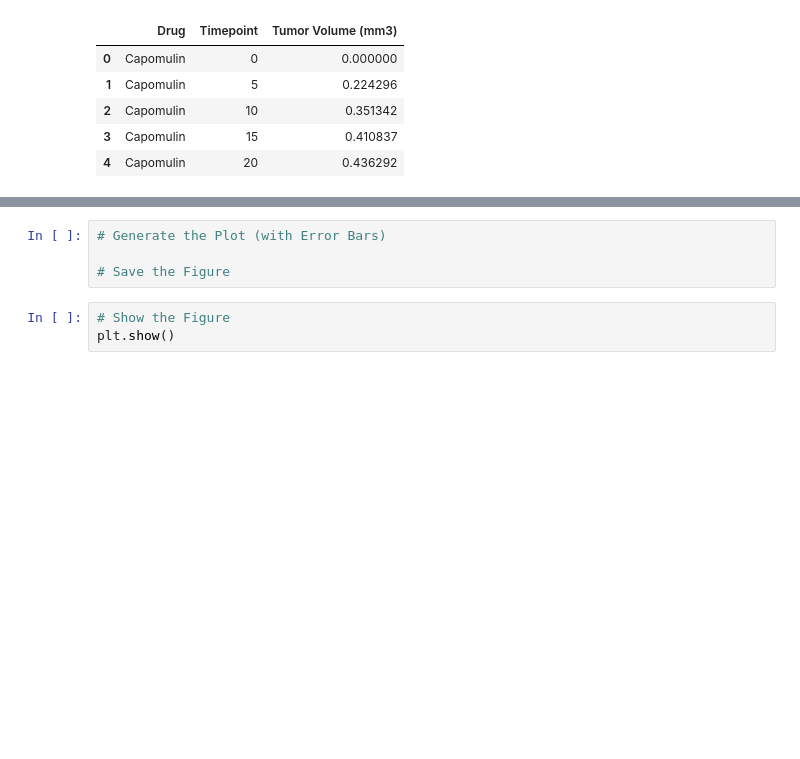
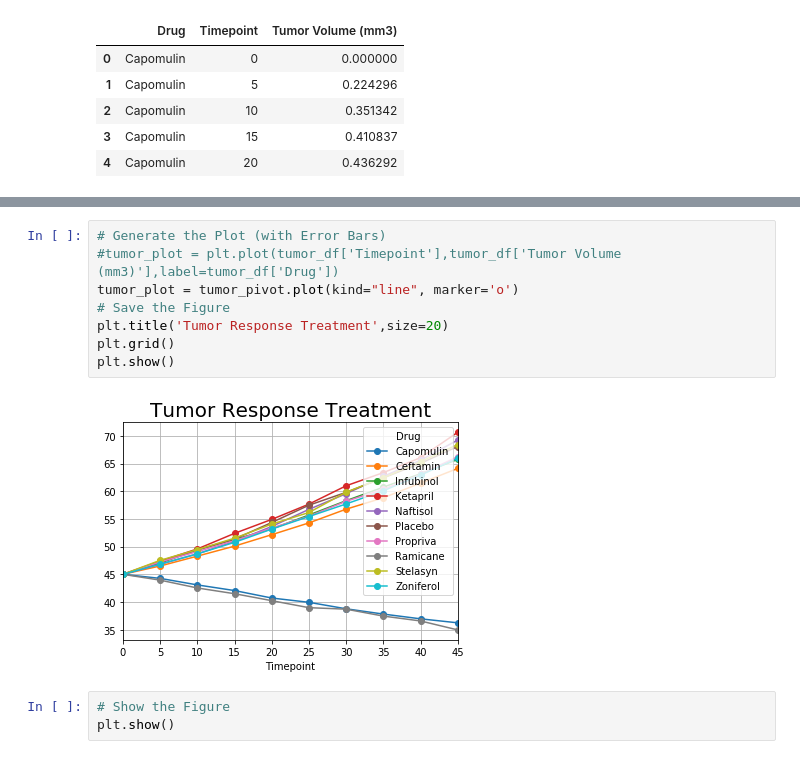
Before and after one commit to josephsy96/Matplotlib-Challenge, a Jupyter notebook: pymaceuticals_starter.ipynb, the cells around one changed output, grey strips where cells are left out. Cells and saved outputs as stored; diff of their text form; blank space fills up the shorter version.

```diff
--- a/pymaceuticals_starter.ipynb
+++ b/pymaceuticals_starter.ipynb
@@ -88,10 +88,16 @@ tumor_pivot
 | 35 | 37.816839 | 58.827548 | 60.742461 | 63.371686 | 62.685087 | 62.420615 | 60.350199 | 37.451996 | 62.440699 | ... |
 | 40 | 36.958001 | 61.467895 | 63.162824 | 66.068580 | 65.600754 | 65.052675 | 63.045537 | 36.574081 | 65.356386 | ... |
 | 45 | 36.236114 | 64.132421 | 65.755562 | 70.662958 | 69.265506 | 68.084082 | 66.258529 | 34.955595 | 68.438310 | ... |
-# %%
-# Generate the Plot (with Error Bars)
-
-# Save the Figure
+# %%
+# Generate the Plot (with Error Bars)
+#tumor_plot = plt.plot(tumor_df['Timepoint'],tumor_df['Tumor Volume (mm3)'],label=tumor_df['Drug'])
+tumor_plot = tumor_pivot.plot(kind="line", marker='o')
+# Save the Figure
+plt.title('Tumor Response Treatment',size=20)
+plt.grid()
+plt.show()
+# %% [output]
+[figure, added]
 # %%
 # Show the Figure
 plt.show()
```
Also changed, not shown: parts of 4 cells of this notebook.
